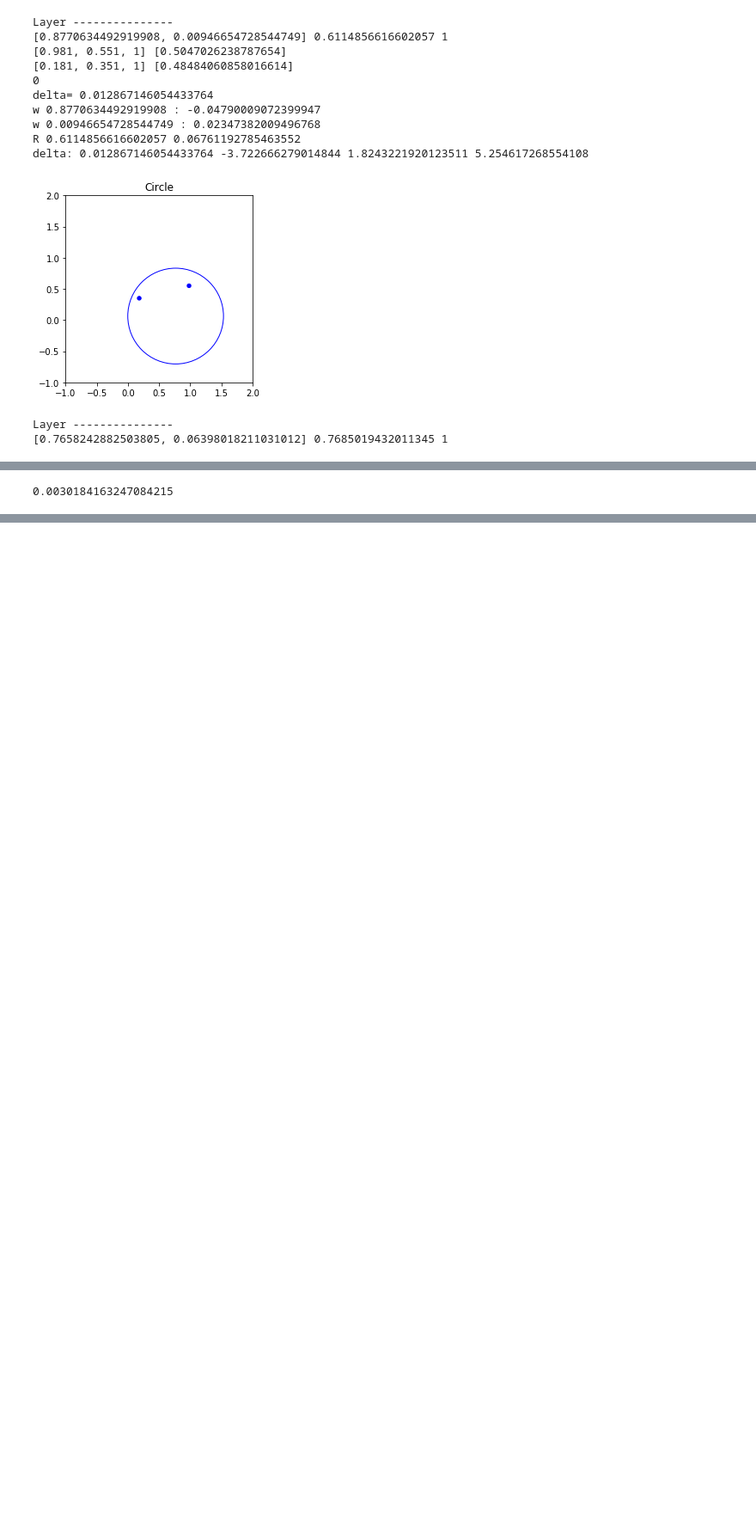
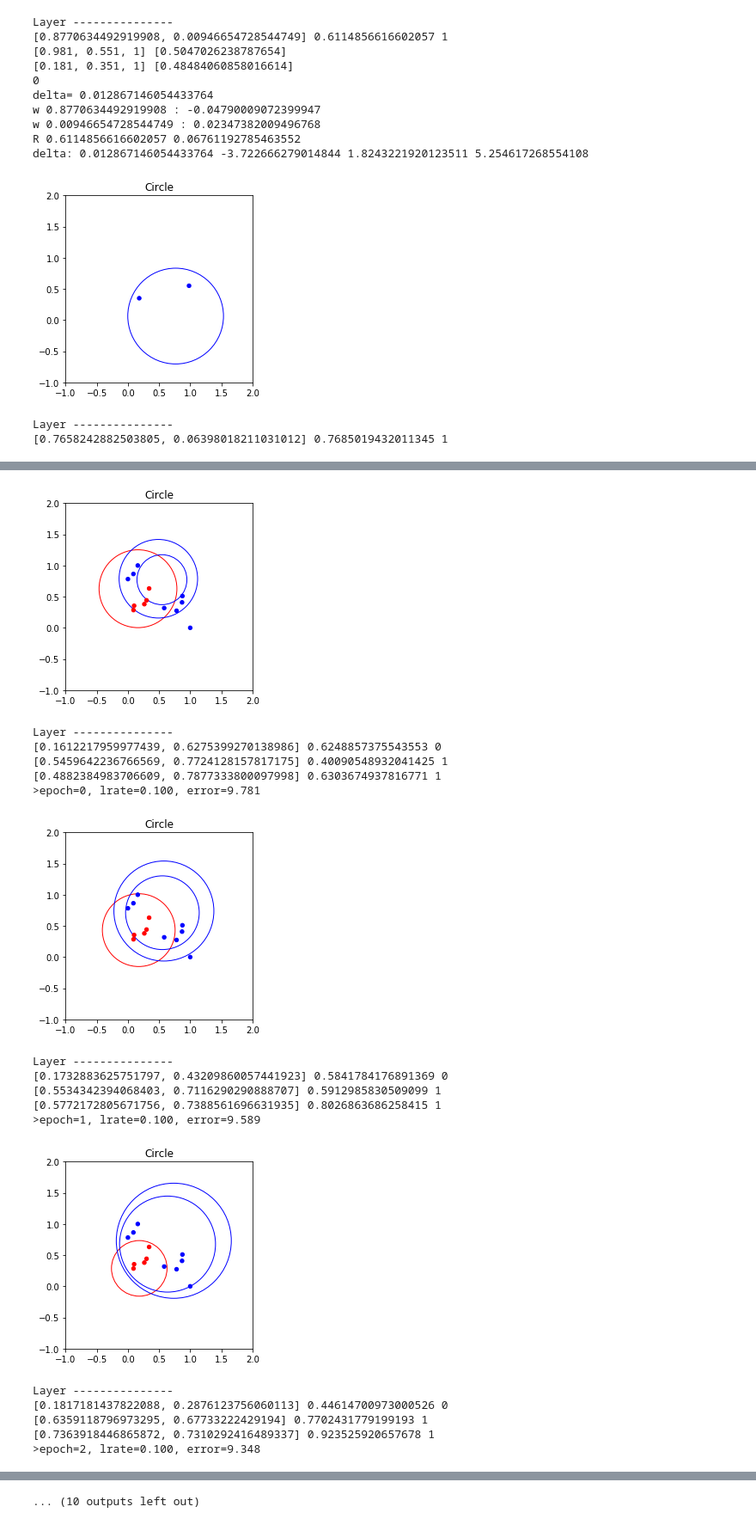
Before and after one commit to meinfokl/Python_SSNN_2021, a Jupyter notebook: neuron_c_1.ipynb, the cells around one changed output, grey strips where cells are left out. Shown at 86% size. Cells and saved outputs as stored; diff of their text form; code cells hidden in the pictures; blank space fills up the shorter version.

```diff
--- a/neuron_c_1.ipynb
+++ b/neuron_c_1.ipynb
@@ -570,5 +546,44 @@ Layer ---------------
-# %%
-x = -29
-print (1/(1 + exp(-.2*x)))
-# %% [output]
-0.0030184163247084215
+# %%
+T = [[2.7810836,2.550537003,0],
+	[1.465489372,2.362125076,0],
+	[3.396561688,4.400293529,0],
+	[1.38807019,1.850220317,0],
+	[3.06407232,3.005305973,0],
+	[7.627531214,2.759262235,1],
+	[5.332441248,2.088626775,1],
+	[6.922596716,1.77106367,1],
+	[8.675418651,-0.242068655,1],
+	[7.673756466,3.508563011,1],
+    [0.673756466,5.508563011,1],
+    [1.373756466,6.108563011,1],
+    [1.93756466,7.108563011,1]
+    ]
+
+#seed(1966)
+
+n_inputs = len(T[0]) - 1
+network = SSNN_network()
+# CASE 1:  network.init(n_inputs, [],['S','S'],[0,1])
+network.init(n_inputs, [],['S','S','S'],[0,1,1])
+#network = set_network_1(network)
+#network.print_network_param()
+network.train_network( T, 0.1, 10,10)
+# %% [output]
+[figure, added]
+Layer ---------------
+[0.1612217959977439, 0.6275399270138986] 0.6248857375543553 0
+[0.5459642236766569, 0.7724128157817175] 0.40090548932041425 1
+[0.4882384983706609, 0.7877333800097998] 0.6303674937816771 1
+>epoch=0, lrate=0.100, error=9.781
+[figure, added]
+Layer ---------------
+[0.1732883625751797, 0.43209860057441923] 0.5841784176891369 0
+[0.5534342394068403, 0.7116290290888707] 0.5912985830509099 1
+[0.5772172805671756, 0.7388561696631935] 0.8026863686258415 1
+>epoch=1, lrate=0.100, error=9.589
+[figure, added]
+Layer ---------------
+[0.1817181437822088, 0.2876123756060113] 0.44614700973000526 0
+[0.6359118796973295, 0.67733222429194] 0.7702431779199193 1
+[0.7363918446865872, 0.7310292416489337] 0.923525920657678 1
+>epoch=2, lrate=0.100, error=9.348
@@ -574,0 +608 @@ print (1/(1 + exp(-.2*x)))
+... (10 outputs left out)
```
Also changed, not shown: parts of 4 cells of this notebook.
